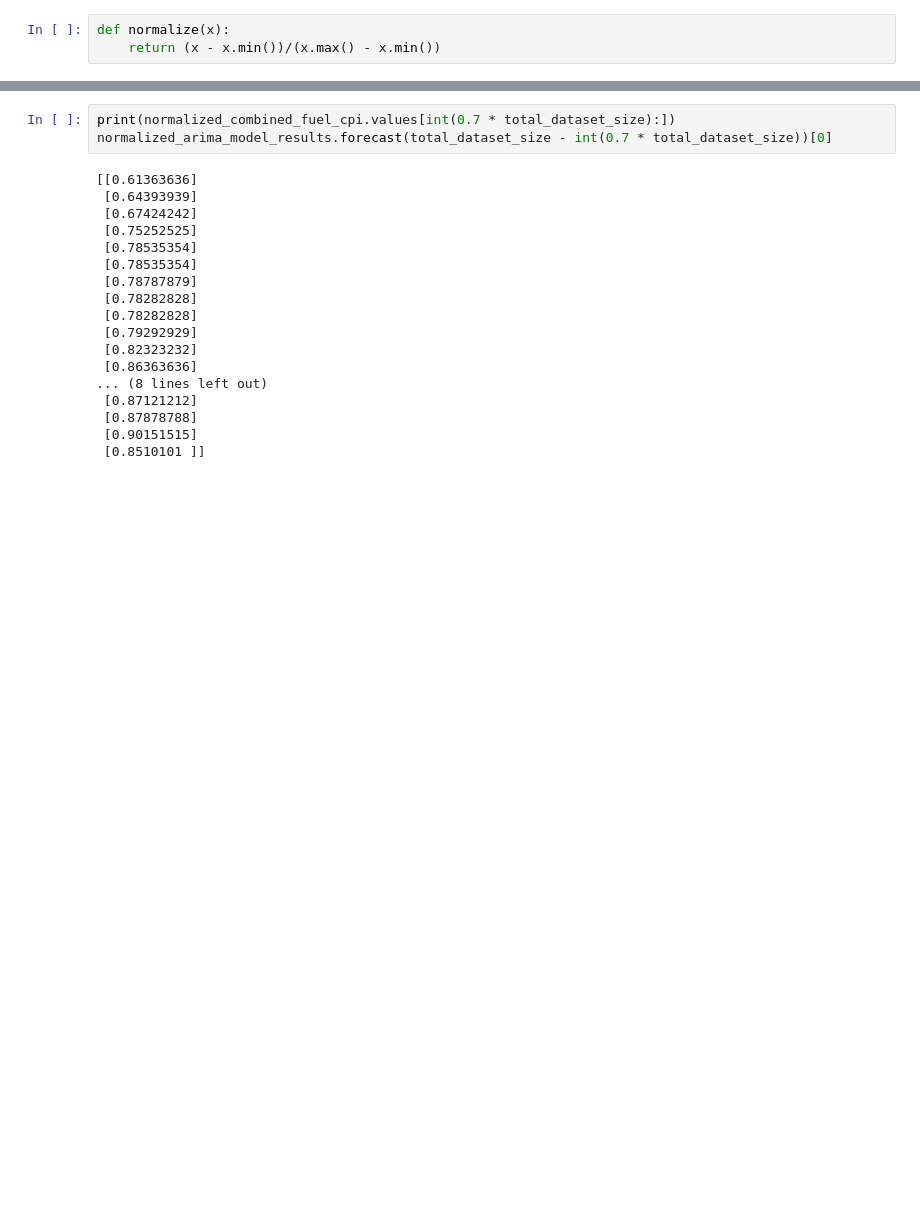
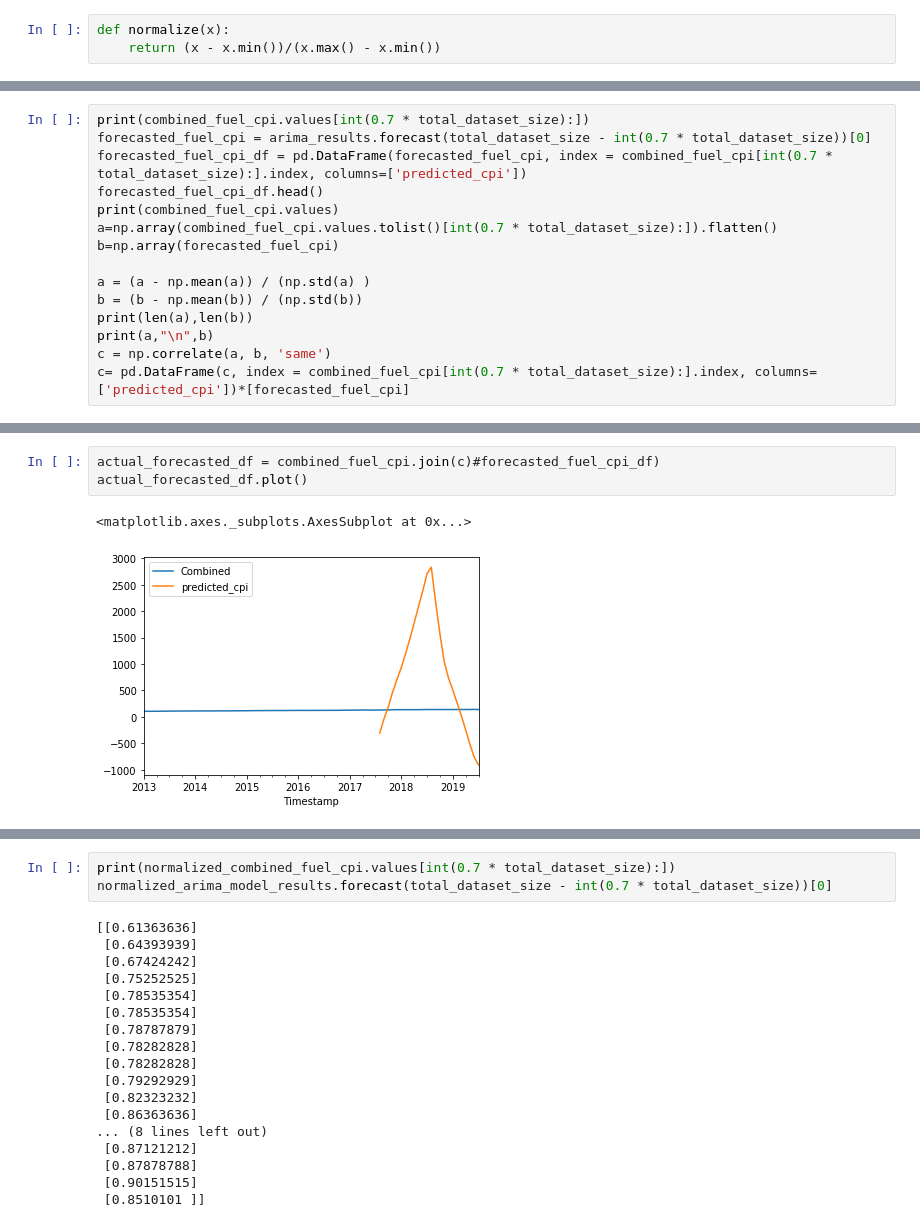
Before and after one commit to Aman-1412/cpi_prediction, a Jupyter notebook: CPI_Prediction.ipynb, the cells around one changed output, grey strips where cells are left out. Drawn from its saved outputs; the diff is of its cells as text; blank space fills up the shorter version.

```diff
--- a/CPI_Prediction.ipynb
+++ b/CPI_Prediction.ipynb
@@ -209,0 +206,15 @@ array([129.99259318, 130.40612926, 130.85882169, 131.30295138,
+# %%
+print(combined_fuel_cpi.values[int(0.7 * total_dataset_size):])
+forecasted_fuel_cpi = arima_results.forecast(total_dataset_size - int(0.7 * total_dataset_size))[0]
+forecasted_fuel_cpi_df = pd.DataFrame(forecasted_fuel_cpi, index = combined_fuel_cpi[int(0.7 * total_dataset_size):].index, columns=['predicted_cpi'])
+forecasted_fuel_cpi_df.head()
+print(combined_fuel_cpi.values)
+a=np.array(combined_fuel_cpi.values.tolist()[int(0.7 * total_dataset_size):]).flatten()
+b=np.array(forecasted_fuel_cpi)
+
+a = (a - np.mean(a)) / (np.std(a) )
+b = (b - np.mean(b)) / (np.std(b))
+print(len(a),len(b))
+print(a,"\n",b)
+c = np.correlate(a, b, 'same')
+c= pd.DataFrame(c, index = combined_fuel_cpi[int(0.7 * total_dataset_size):].index, columns=['predicted_cpi'])*[forecasted_fuel_cpi]
@@ -209,0 +239,6 @@ array([129.99259318, 130.40612926, 130.85882169, 131.30295138,
+# %%
+actual_forecasted_df = combined_fuel_cpi.join(c)#forecasted_fuel_cpi_df)
+actual_forecasted_df.plot()
+# %% [output]
+<matplotlib.axes._subplots.AxesSubplot at 0x...>
+[figure, added]
```
Also changed, not shown: parts of 24 cells of this notebook, 4 other files.
